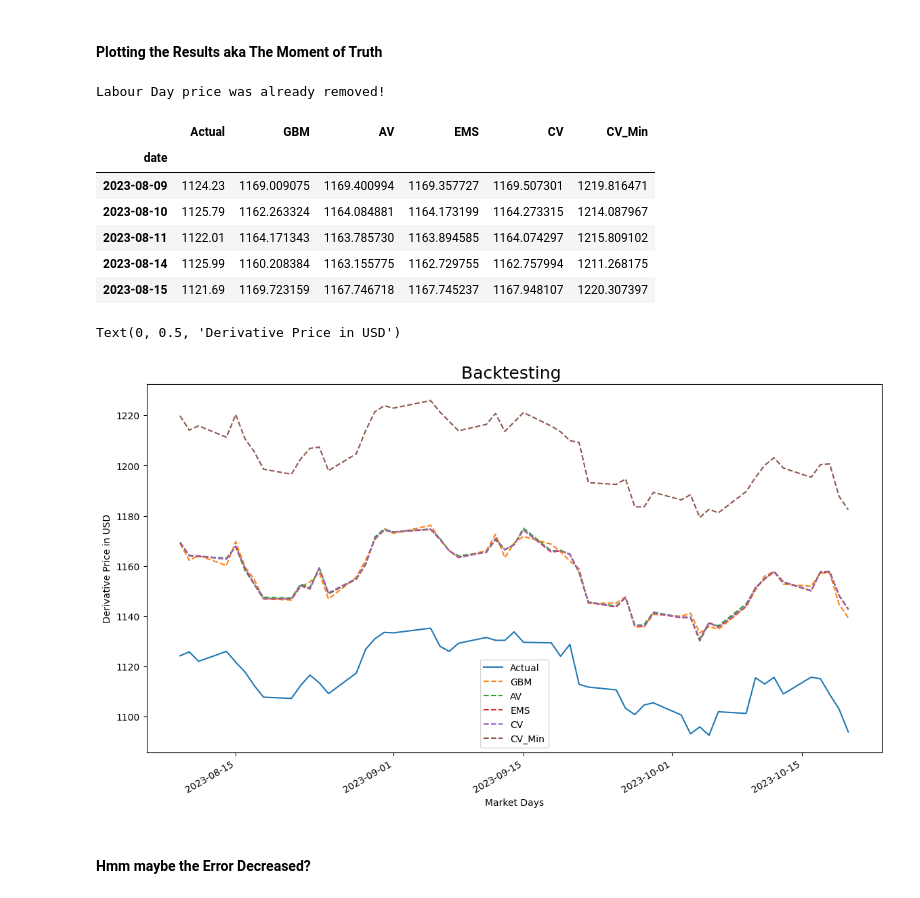
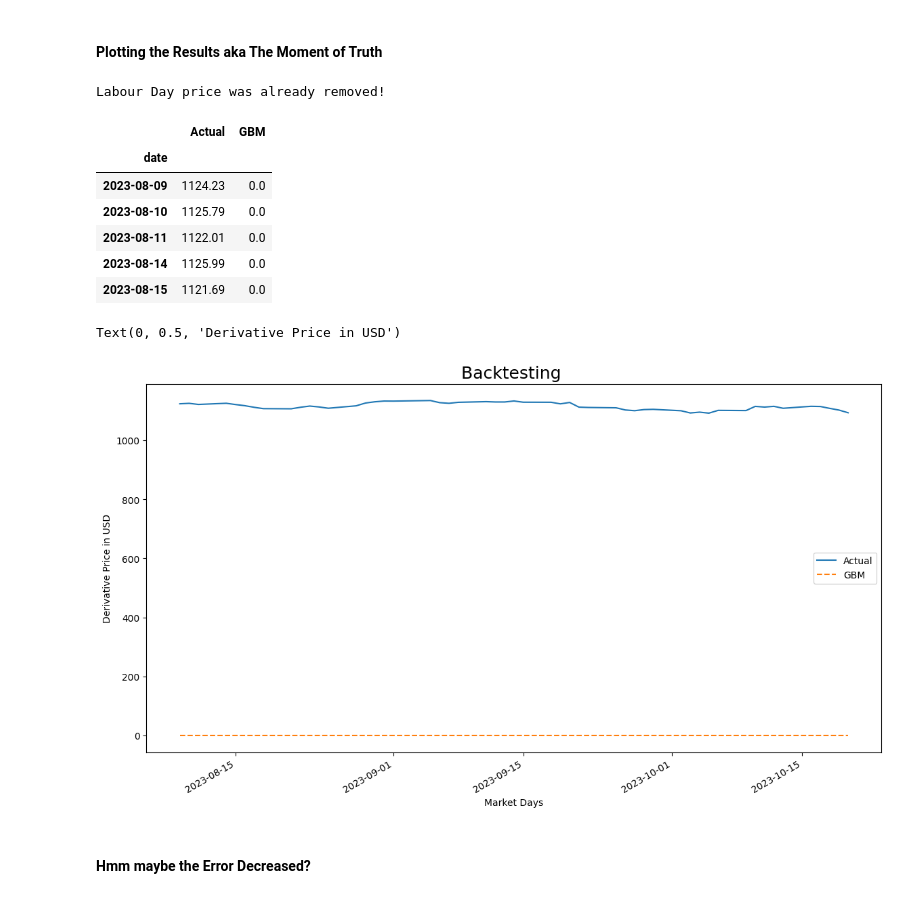
Before and after one commit to RahulG1309/MH4518, a Jupyter notebook: simulations/Black_Scholes.ipynb, the cells around one changed output. Saved outputs shown, nothing was run; the diff lists cells and outputs as text; code cells hidden in the pictures.

```diff
--- a/simulations/Black_Scholes.ipynb
+++ b/simulations/Black_Scholes.ipynb
@@ -16,12 +16,12 @@ NOTE: Ensure you are using the correct kernel to run the Jupyter Notebook with t
 import os, sys
 
 # Set the root directory accordingly
-ROOT_DIR = "d:/Coding/MH4518"
+ROOT_DIR = "/Users/dhruvchopra/Desktop/SimTech/MH4518"
 os.chdir(ROOT_DIR)
-sys.path.append(ROOT_DIR)
+#sys.path.append(ROOT_DIR)
 
 # The data directory is set relative to root
-DATA_DIR = os.path.join(ROOT_DIR, "./data")
+DATA_DIR = os.path.join(ROOT_DIR, "data")
 # %%
 # Install additional libraries using pip
 #! pip install -r requirements.txt
@@ -333,7 +333,8 @@ def get_lognormal_statistics(prices, delta_t):
   log_data = np.log(prices)
   log_returns = log_data[1:] - log_data[:-1]
   mu = np.mean(log_returns)/delta_t
-  sigma = np.std(log_returns)/np.sqrt(delta_t)
+  l = len(prices)
+  sigma = np.std(log_returns)*(l-1/l)/np.sqrt(delta_t)
   return mu, sigma
 # %%
 # Generating a common random variable/common randomness matrix
@@ -354,12 +355,11 @@ for date, prices in zip(simulation_dates, backtest_windows):
   tau = delta / 252
   curve_fit = curves[date_index]
   r = curve_fit(tau)/100
-
   # Calulcate mu and sigma (we discard mu)
   _, sigma = get_lognormal_statistics(prices, delta_t)
 
   # Simulate prices, calculate payoff and expected value
-  simulated_prices = simulate_GBM(num_sim, prices[-1], r, sigma, delta_t, tau, Z=Z_matrix[date_index])
+  simulated_prices = simulate_GBM(num_sim, prices[-1], mu, sigma, delta_t, tau, Z=Z_matrix[date_index])
   payoffs = np.exp(-r*tau)*np.apply_along_axis(func1d=calculate_payoff, axis=1, arr=simulated_prices)
   expected_value = np.mean(payoffs)
   GBM_expected_values.append(expected_value)
@@ -504,37 +517,37 @@ assert len(product_prices) == len(simulation_reults)
 # Gather data into a single dataframe
 simulation_reults['Actual'] = product_prices["value"]
 simulation_reults['GBM'] = GBM_expected_values
-simulation_reults['AV'] = GBM_AV_expected_values
-simulation_reults['EMS'] = GBM_EMS_expected_values
-simulation_reults['CV'] = GBM_CV_expected_values
-simulation_reults['CV_Min'] = GBM_CV_Min_expected_values
+# simulation_reults['AV'] = GBM_AV_expected_values
+# simulation_reults['EMS'] = GBM_EMS_expected_values
+# simulation_reults['CV'] = GBM_CV_expected_values
+# simulation_reults['CV_Min'] = GBM_CV_Min_expected_values
 
 simulation_reults.head()
 # %% [output]
 Labour Day price was already removed!
-|  | Actual | GBM | AV | EMS | CV | CV_Min |
-| date |  |  |  |  |  |  |
-| 2023-08-09 | 1124.23 | 1169.009075 | 1169.400994 | 1169.357727 | 1169.507301 | 1219.816471 |
-| 2023-08-10 | 1125.79 | 1162.263324 | 1164.084881 | 1164.173199 | 1164.273315 | 1214.087967 |
-| 2023-08-11 | 1122.01 | 1164.171343 | 1163.785730 | 1163.894585 | 1164.074297 | 1215.809102 |
-| 2023-08-14 | 1125.99 | 1160.208384 | 1163.155775 | 1162.729755 | 1162.757994 | 1211.268175 |
-| 2023-08-15 | 1121.69 | 1169.723159 | 1167.746718 | 1167.745237 | 1167.948107 | 1220.307397 |
+|  | Actual | GBM |
+| date |  |  |
+| 2023-08-09 | 1124.23 | 0.0 |
+| 2023-08-10 | 1125.79 | 0.0 |
+| 2023-08-11 | 1122.01 | 0.0 |
+| 2023-08-14 | 1125.99 | 0.0 |
+| 2023-08-15 | 1121.69 | 0.0 |
 # %%
 plt.figure(figsize=(14,8))
 plt.title('Backtesting ',fontdict={"fontsize":18})
 
 simulation_reults['Actual'].plot(legend=True)
 simulation_reults['GBM'].plot(legend=True,style="--")
-simulation_reults['AV'].plot(legend=True,style="--")
-simulation_reults['EMS'].plot(legend=True,style="--")
-simulation_reults['CV'].plot(legend=True,style="--")
-simulation_reults['CV_Min'].plot(legend=True,style="--")
+# simulation_reults['AV'].plot(legend=True,style="--")
+# simulation_reults['EMS'].plot(legend=True,style="--")
+# simulation_reults['CV'].plot(legend=True,style="--")
+# simulation_reults['CV_Min'].plot(legend=True,style="--")
 
 plt.xlabel('Market Days')
 plt.ylabel('Derivative Price in USD')
 # %% [output]
 Text(0, 0.5, 'Derivative Price in USD')
-[figure, old version]
+[figure, new version]
 # %% [markdown]
 #### Hmm maybe the Error Decreased?
 # %%
```
Also changed, not shown: parts of 2 cells of this notebook, 1 other file.
